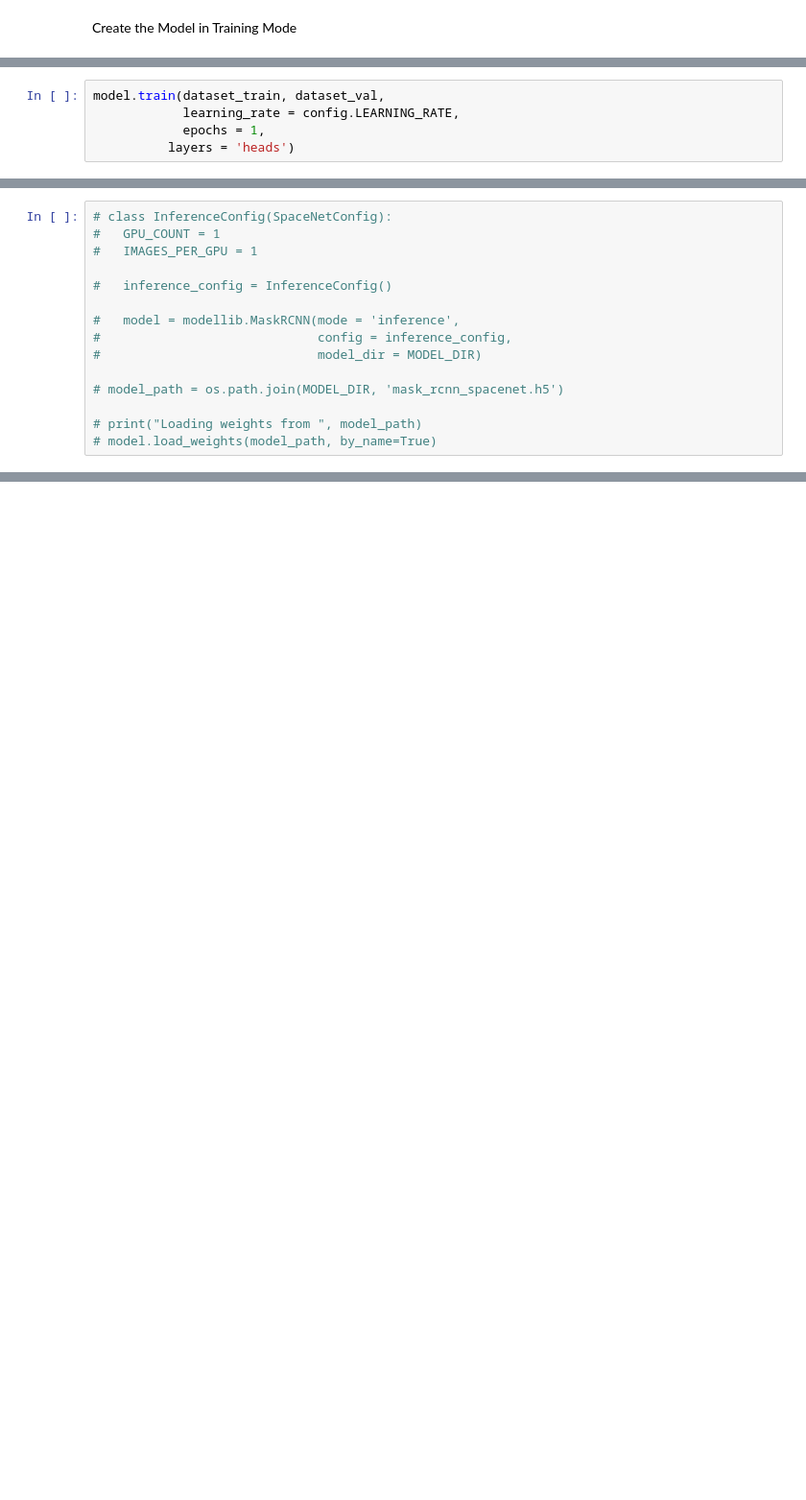
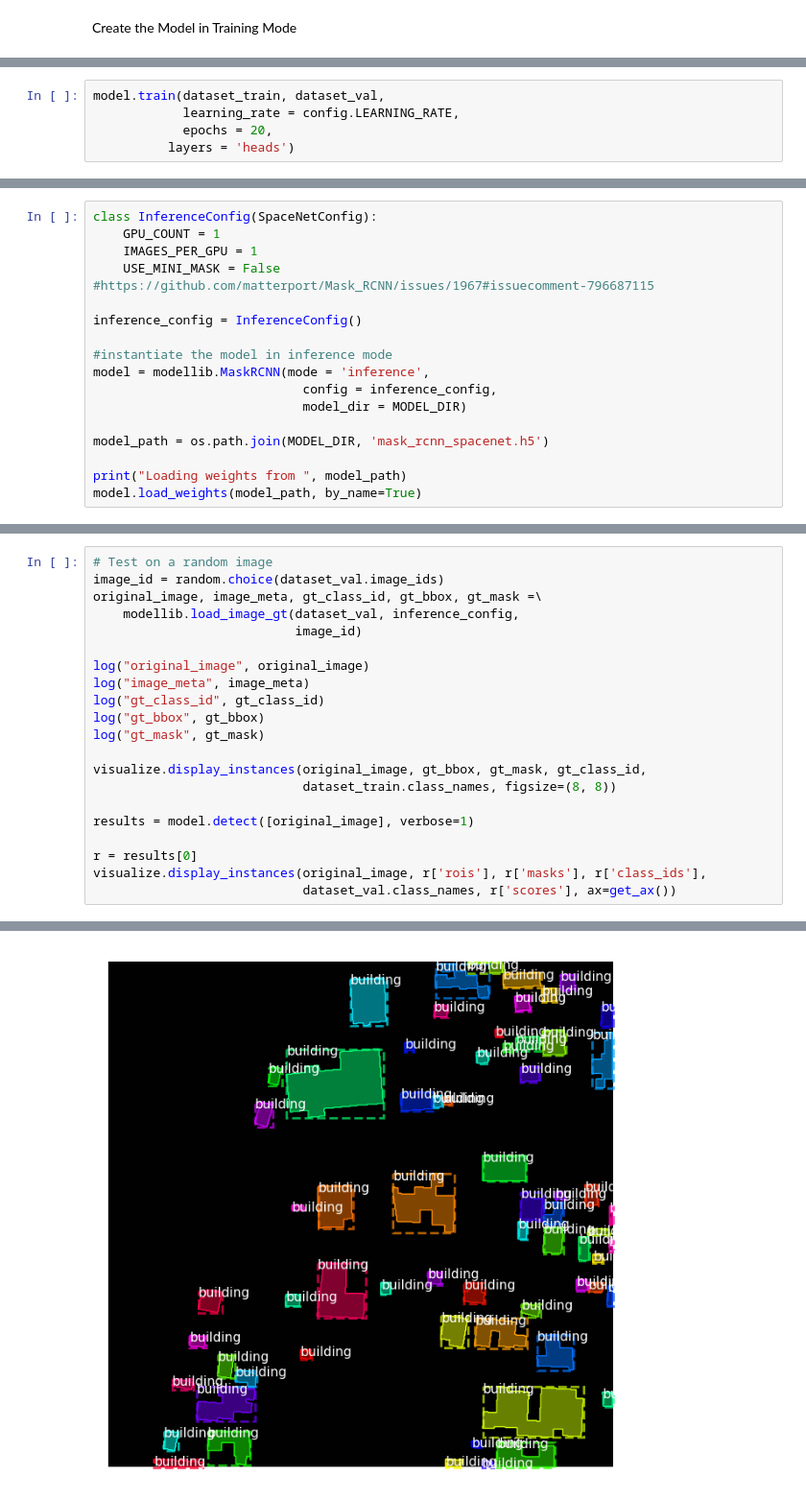
Before and after one commit to bobadams1/house_finder, a Jupyter notebook: code/05_Building_Detection.ipynb, the cells around one changed output, grey strips where cells are left out. Shown: that part at 96% size. Drawn from its saved outputs; the diff is of its cells as text; blank space fills up the shorter version.

```diff
--- a/code/05_Building_Detection.ipynb
+++ b/code/05_Building_Detection.ipynb
@@ -409,5 +381,5 @@ Training
 # %%
 model.train(dataset_train, dataset_val,
             learning_rate = config.LEARNING_RATE,
-            epochs = 1,
+            epochs = 20,
           layers = 'heads')
@@ -455,15 +393,17 @@ Configure Inferences
 # %%
-# class InferenceConfig(SpaceNetConfig):
-#   GPU_COUNT = 1
-#   IMAGES_PER_GPU = 1
+class InferenceConfig(SpaceNetConfig):
+    GPU_COUNT = 1
+    IMAGES_PER_GPU = 1
+    USE_MINI_MASK = False #https://github.com/matterport/Mask_RCNN/issues/1967#issuecomment-796687115
 
-#   inference_config = InferenceConfig()
+inference_config = InferenceConfig()
 
-#   model = modellib.MaskRCNN(mode = 'inference',
-#                             config = inference_config,
-#                             model_dir = MODEL_DIR)
+#instantiate the model in inference mode
+model = modellib.MaskRCNN(mode = 'inference',
+                            config = inference_config,
+                            model_dir = MODEL_DIR)
 
-# model_path = os.path.join(MODEL_DIR, 'mask_rcnn_spacenet.h5')
+model_path = os.path.join(MODEL_DIR, 'mask_rcnn_spacenet.h5')
 
-# print("Loading weights from ", model_path)
-# model.load_weights(model_path, by_name=True)
+print("Loading weights from ", model_path)
+model.load_weights(model_path, by_name=True)
@@ -469,0 +415,22 @@ Configure Inferences
+# %%
+# Test on a random image
+image_id = random.choice(dataset_val.image_ids)
+original_image, image_meta, gt_class_id, gt_bbox, gt_mask =\
+    modellib.load_image_gt(dataset_val, inference_config,
+                           image_id)
+
+log("original_image", original_image)
+log("image_meta", image_meta)
+log("gt_class_id", gt_class_id)
+log("gt_bbox", gt_bbox)
+log("gt_mask", gt_mask)
+
+visualize.display_instances(original_image, gt_bbox, gt_mask, gt_class_id,
+                            dataset_train.class_names, figsize=(8, 8))
+
+results = model.detect([original_image], verbose=1)
+
+r = results[0]
+visualize.display_instances(original_image, r['rois'], r['masks'], r['class_ids'],
+                            dataset_val.class_names, r['scores'], ax=get_ax())
+# %% [output]
@@ -469,0 +442 @@ Configure Inferences
+[figure, added]
```
Also changed, not shown: parts of 42 cells of this notebook, 30 other files.
